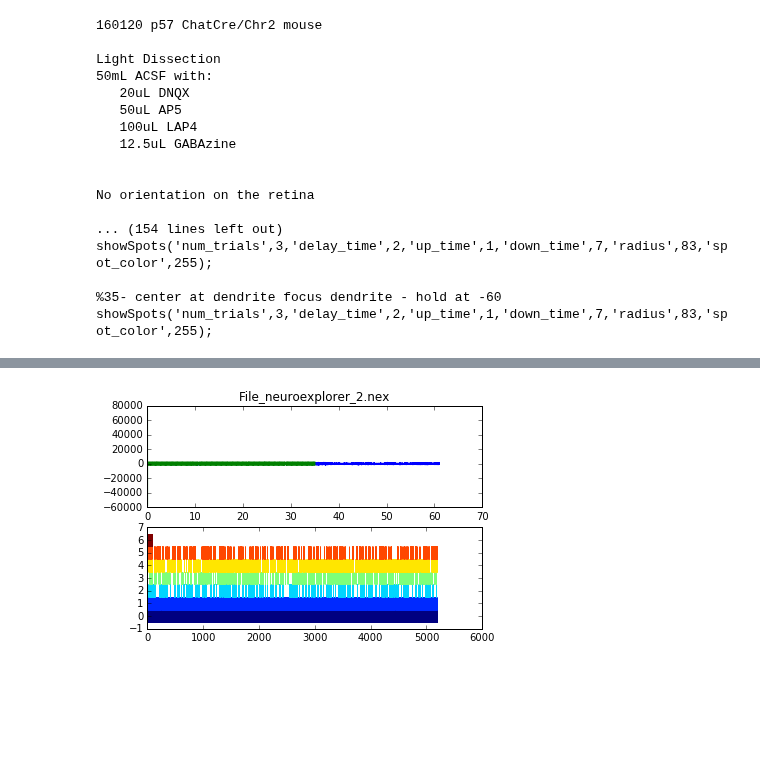
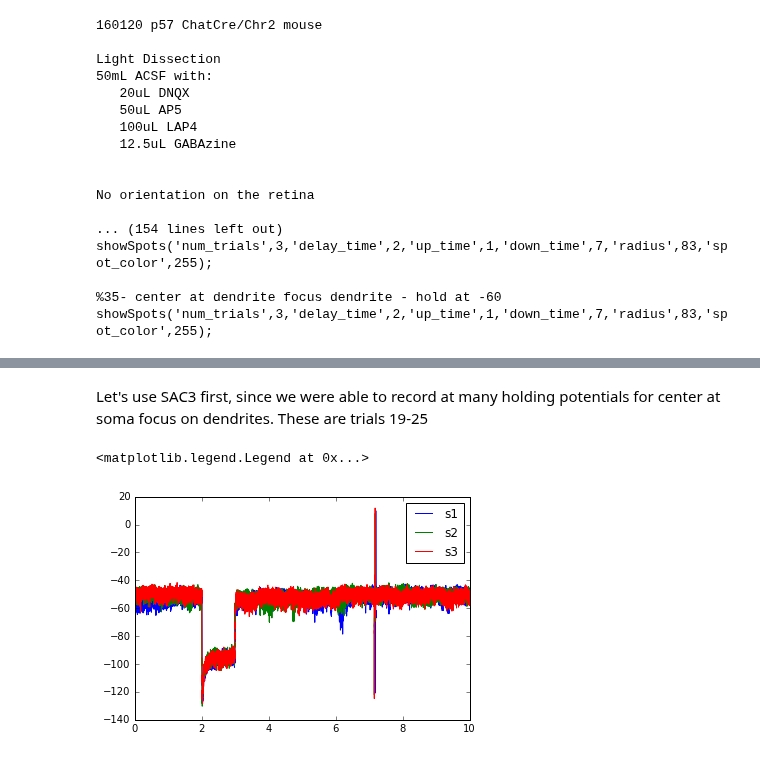
Before and after one commit to vdutell/ephysanalysis, a Jupyter notebook: vclamp.ipynb, the cells around one changed output, grey strips where cells are left out. Cells and saved outputs as stored; diff of their text form; code cells hidden in the pictures; blank space fills up the shorter version.

Commit message:
added labels and zoomed in

```diff
--- a/vclamp.ipynb
+++ b/vclamp.ipynb
@@ -1,19 +8,18 @@
 # %%
-def plotrawsweep(fname, sweepnumber):
+def plotrawsweep(fname, mylabel, sn):
     import numpy as np
     from quantities import kHz, ms, nA, s, uV
     from neo.io import AxonIO
     import matplotlib.pyplot as plt
-    %matplotlib inline
 
     r = AxonIO(filename=fname)
     block = r.read()[0] # read the entire file > a Block
 
     #grab sweep
-    asig = block.segments[sweepnumber].analogsignals[0]
+    asig = block.segments[sn].analogsignals[0]
     times = asig.times.rescale('s').magnitude
     #set start time to zero
     times = times-times[0]
     #asig = asig.rescale('pA').magnitude
-    plt.plot(times, asig)
+    plt.plot(times, asig, label=mylabel)
 # %%
@@ -232,42 +103,15 @@ for seg in bl.segments:
-# %%
-
-# -*- coding: utf-8 -*-
-"""
-This is an example for plotting neo object with maplotlib.
-"""
-
-import urllib
-
-import numpy as np
-import quantities as pq
-from matplotlib import pyplot
-
-import neo
-
-url = 'https://portal.g-node.org/neo/'
-distantfile = url + 'neuroexplorer/File_neuroexplorer_2.nex'
-localfile = 'File_neuroexplorer_2.nex'
-urllib.urlretrieve(distantfile, localfile)
-
-
-reader = neo.io.NeuroExplorerIO(filename='File_neuroexplorer_2.nex')
-bl = reader.read(cascade=True, lazy=False)[0]
-for seg in bl.segments:
-    fig = pyplot.figure()
-    ax1 = fig.add_subplot(2, 1, 1)
-    ax2 = fig.add_subplot(2, 1, 2)
-    ax1.set_title(seg.file_origin)
-    mint = 0 * pq.s
-    maxt = np.inf * pq.s
-    for i, asig in enumerate(seg.analogsignals):
-        times = asig.times.rescale('s').magnitude
-        asig = asig.rescale('mV').magnitude
-        ax1.plot(times, asig)
-
-    trains = [st.rescale('s').magnitude for st in seg.spiketrains]
-    colors = pyplot.cm.jet(np.linspace(0, 1, len(seg.spiketrains)))
-    ax2.eventplot(trains, colors=colors)
-
-pyplot.show()
-# %% [output]
-[figure, removed]
+# %% [markdown]
+Let's use SAC3 first, since we were able to record at many holding potentials for center at soma focus on dendrites. These are trials 19-25
+# %%
+import matplotlib.pyplot as plt
+condition = '0020'
+fname = '../data/ChatCreChR2/' + date + '/' + datef2 + condition + '.abf'
+
+fig = plt.figure()
+plotrawsweep(fname, mylabel = 's1', sn=0)
+plotrawsweep(fname, mylabel = 's2', sn=1)
+plotrawsweep(fname, mylabel = 's3', sn=2)
+plt.legend()
+# %% [output]
+<matplotlib.legend.Legend at 0x...>
+[figure, added]
```
Also changed, not shown: parts of 19 cells of this notebook.
